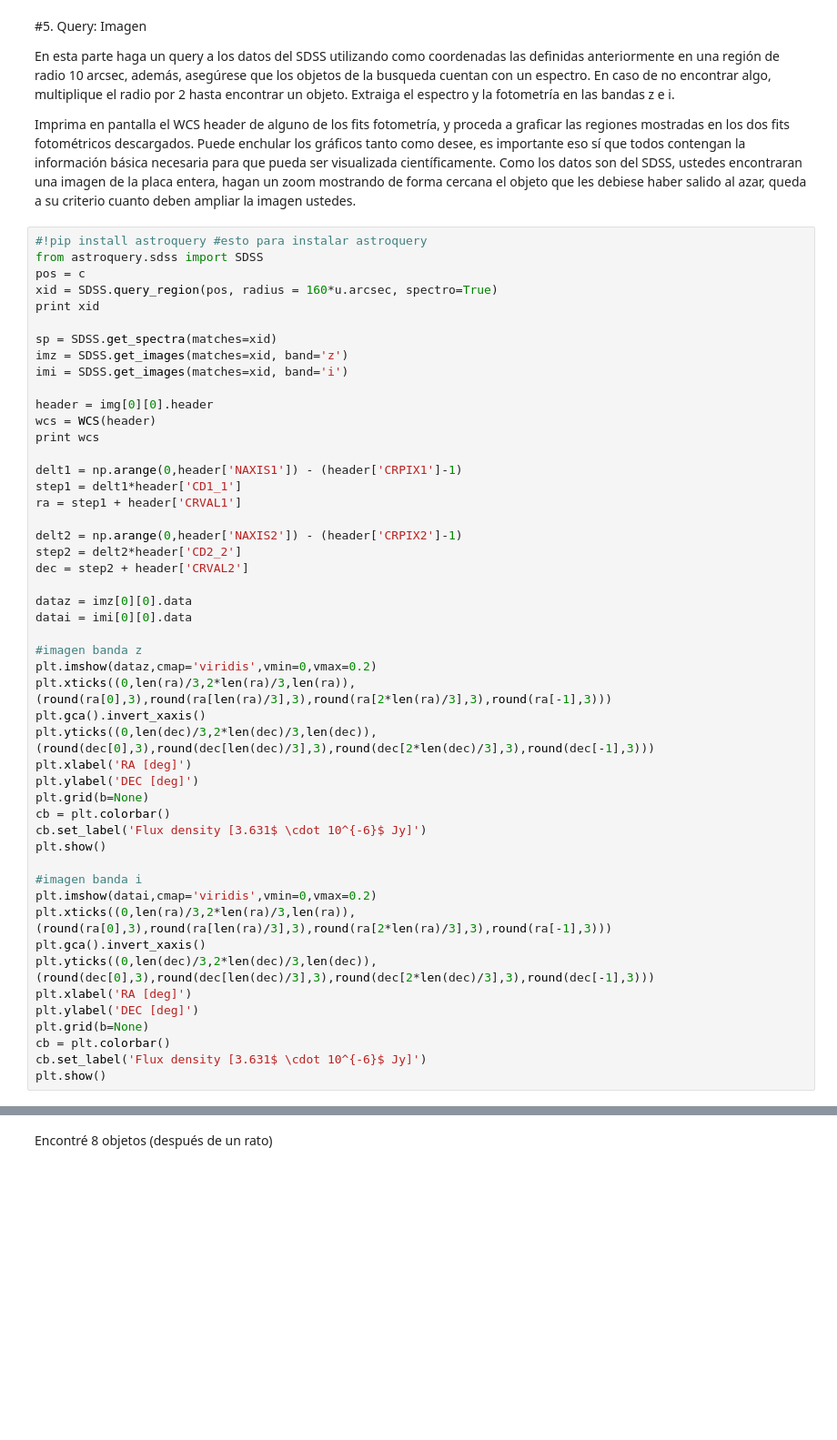
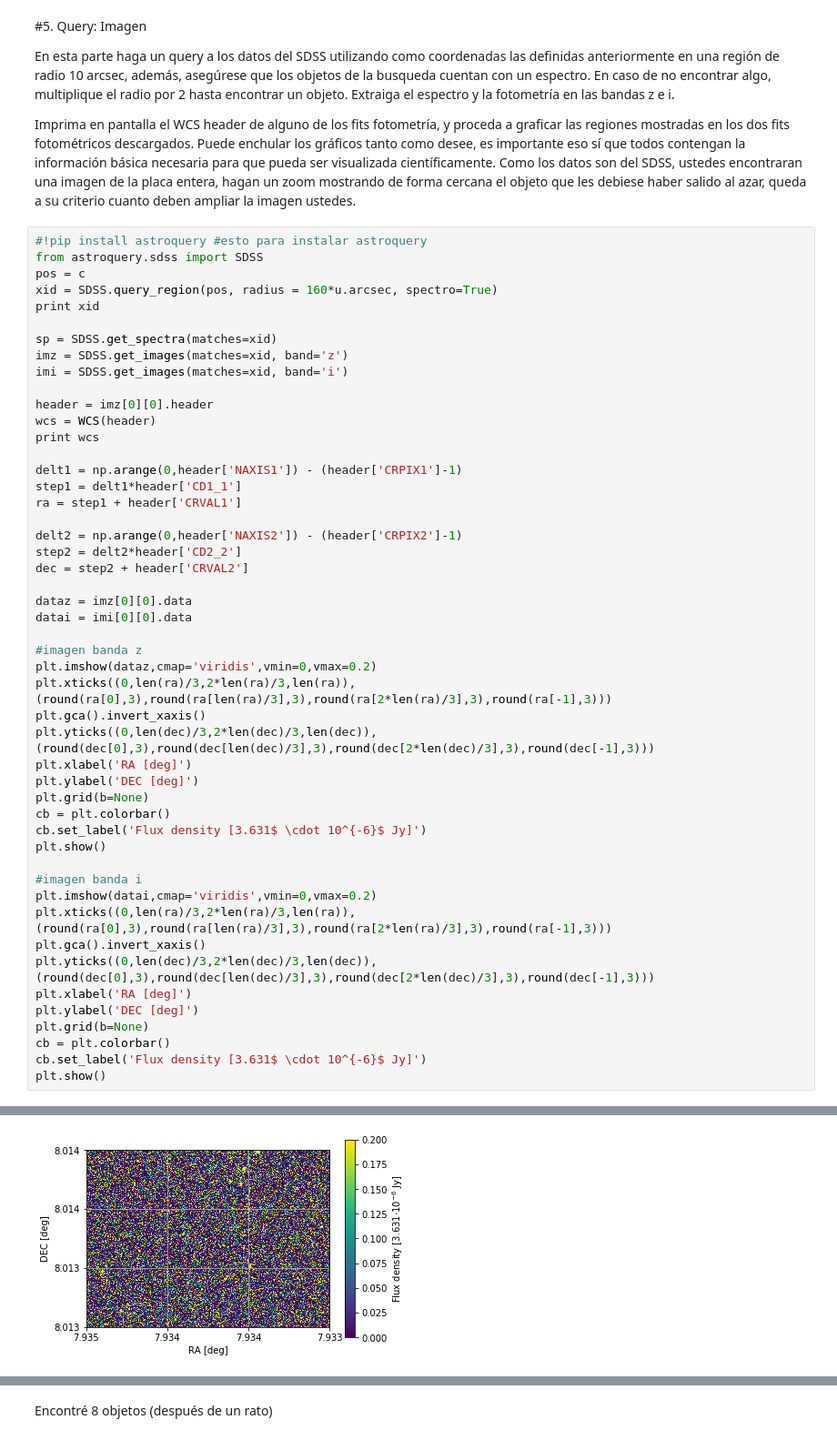
Before and after one commit to valfessi/minitarea4, a Jupyter notebook: minitarea4.ipynb, the cells around one changed output, grey strips where cells are left out. Shown: that part at 91% size. Drawn from its saved outputs; the diff is of its cells as text; blank space fills up the shorter version.

```diff
--- a/minitarea4.ipynb
+++ b/minitarea4.ipynb
@@ -278,7 +280,7 @@ sp = SDSS.get_spectra(matches=xid)
 imz = SDSS.get_images(matches=xid, band='z')
 imi = SDSS.get_images(matches=xid, band='i')
 
-header = img[0][0].header
+header = imz[0][0].header
 wcs = WCS(header)
 print wcs
 
@@ -330,0 +341 @@ NameError: ignored
+[figure, added]
```
Also changed, not shown: parts of 7 cells of this notebook.
